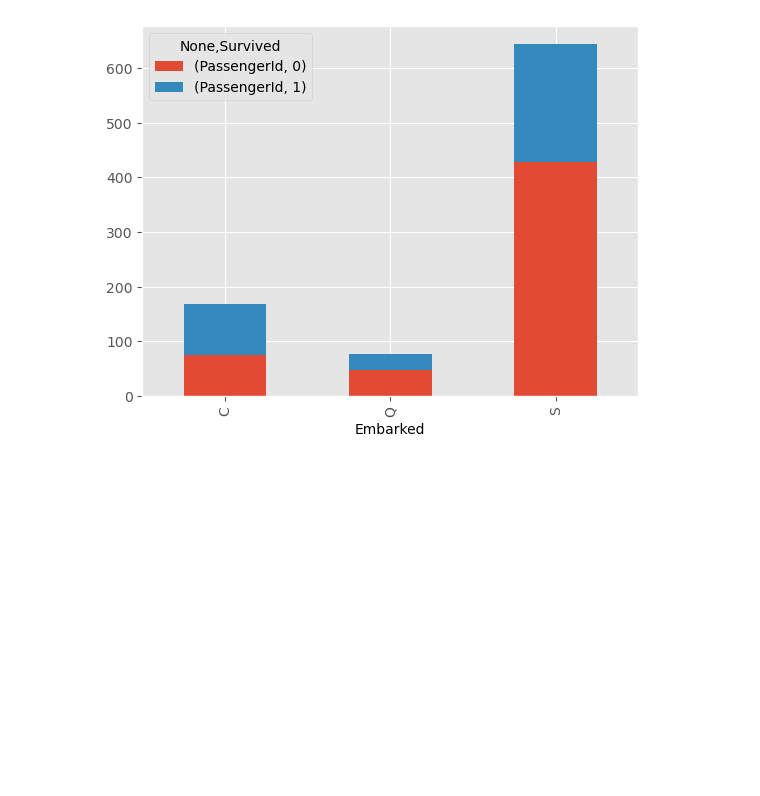
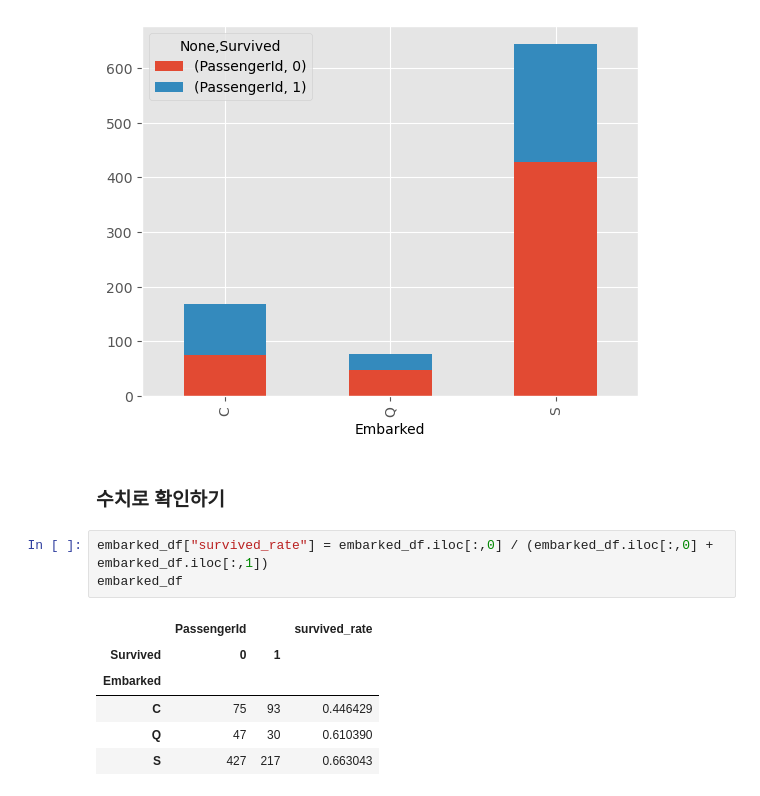
Before and after one commit to seyoung4503/Machine-Learning-Study, a Jupyter notebook: Ml/Kaggle/titanic/Kaggle.ipynb, the cells around one changed output. Drawn from its saved outputs; the diff is of its cells as text; blank space fills up the shorter version.

```diff
--- a/Ml/Kaggle/titanic/Kaggle.ipynb
+++ b/Ml/Kaggle/titanic/Kaggle.ipynb
@@ -278,3 +278,15 @@ embarked_df.plot.bar(stacked = True)
 # %% [output]
 <Axes: xlabel='Embarked'>
 [figure]
+# %% [markdown]
+### 수치로 확인하기
+# %%
+embarked_df["survived_rate"] = embarked_df.iloc[:,0] / (embarked_df.iloc[:,0] + embarked_df.iloc[:,1])
+embarked_df
+# %% [output]
+|  | PassengerId |  | survived_rate |
+| Survived | 0 | 1 |  |
+| Embarked |  |  |  |
+| C | 75 | 93 | 0.446429 |
+| Q | 47 | 30 | 0.610390 |
+| S | 427 | 217 | 0.663043 |
```
Also changed, not shown: parts of 5 cells of this notebook.
